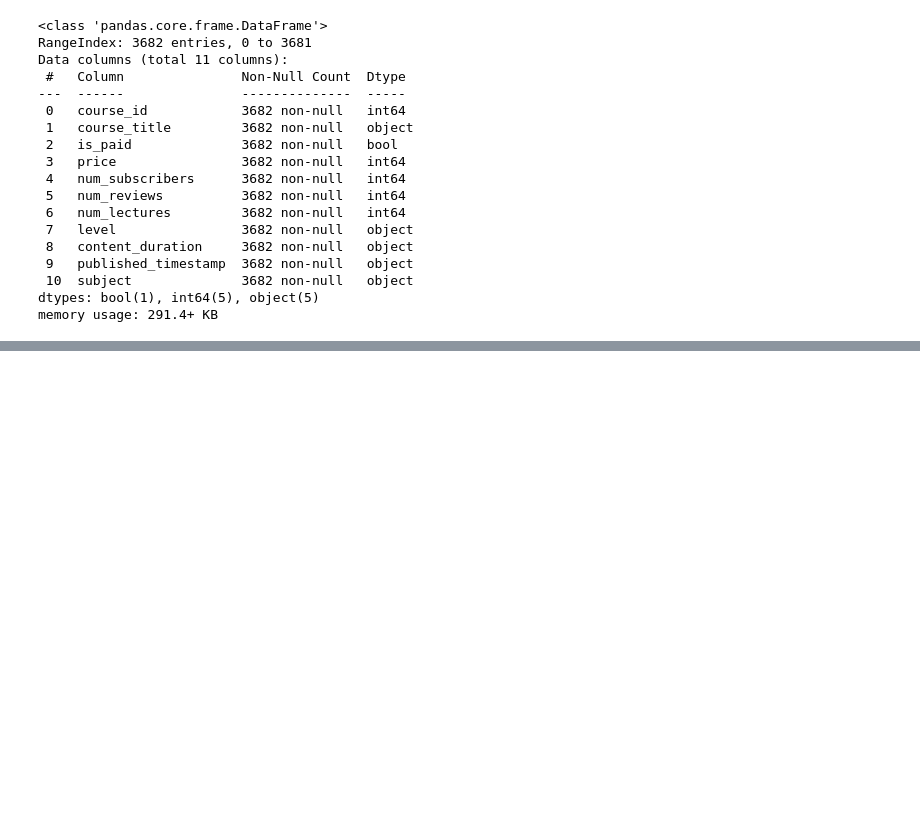
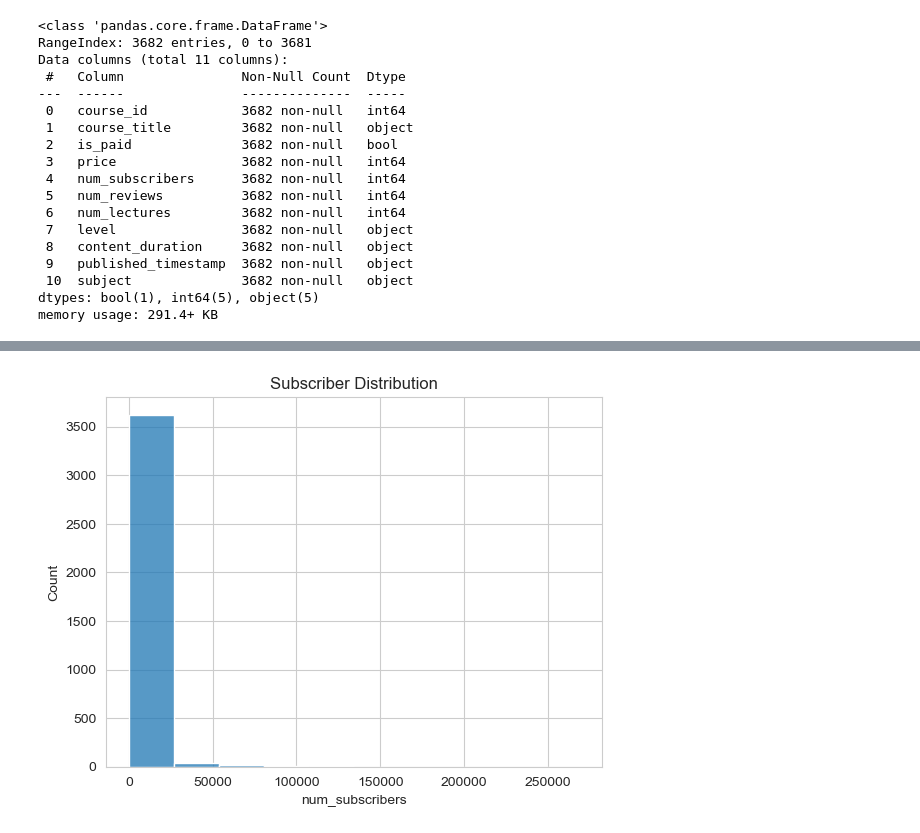
Before and after one commit to AfraBinteAzad/Udemy-Course-Data-Analysis, a Jupyter notebook: code.ipynb, the cells around one changed output, grey strips where cells are left out. Saved outputs shown, nothing was run; the diff lists cells and outputs as text; code cells hidden in the pictures; blank space fills up the shorter version.

```diff
--- a/code.ipynb
+++ b/code.ipynb
@@ -174,4 +178,10 @@ Data columns (total 13 columns):
  12  month                3682 non-null   int64
 dtypes: bool(1), datetime64[ns, UTC](1), float64(1), int64(7), object(3)
 memory usage: 348.9+ KB
+# %%
+sns.histplot(df['num_subscribers'], bins=10)
+plt.title("Subscriber Distribution")
+plt.show()
+# %% [output]
+[figure, added]
 # %%
```
Also changed, not shown: parts of 27 cells of this notebook, 16 other files.
